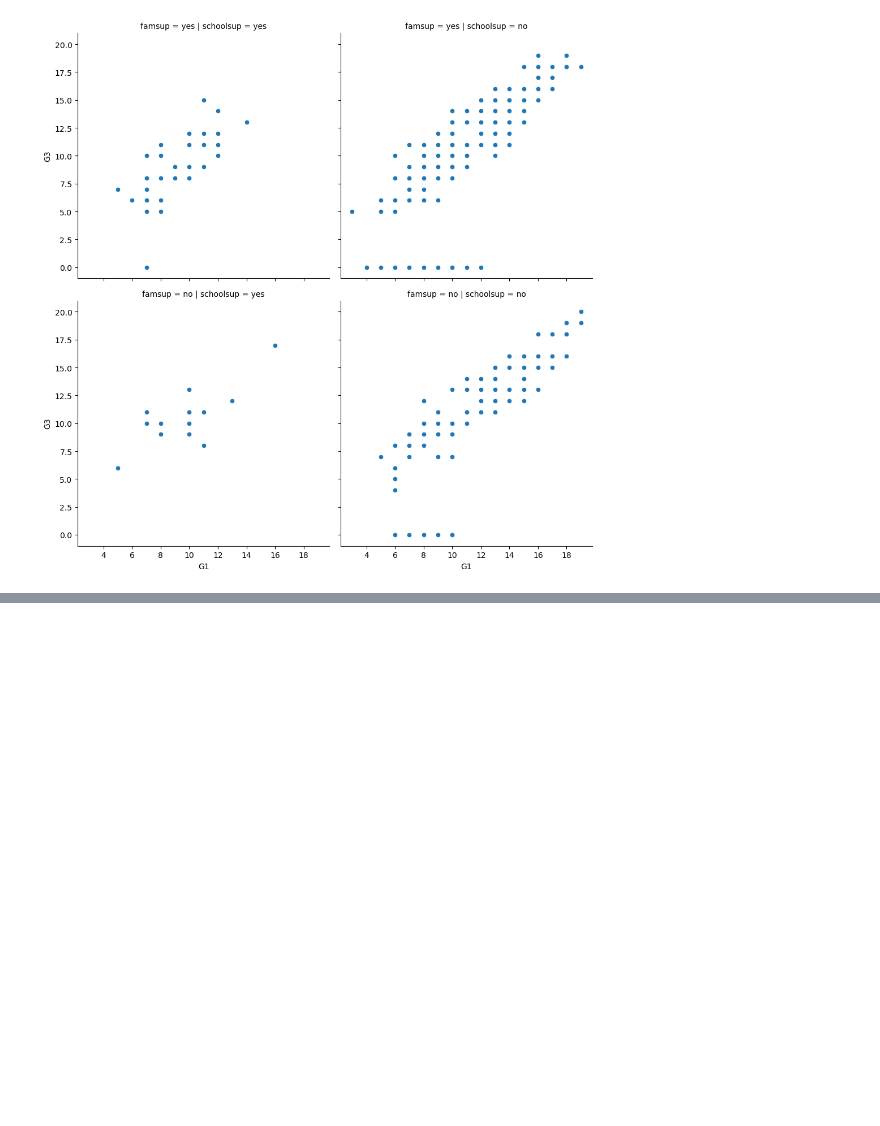
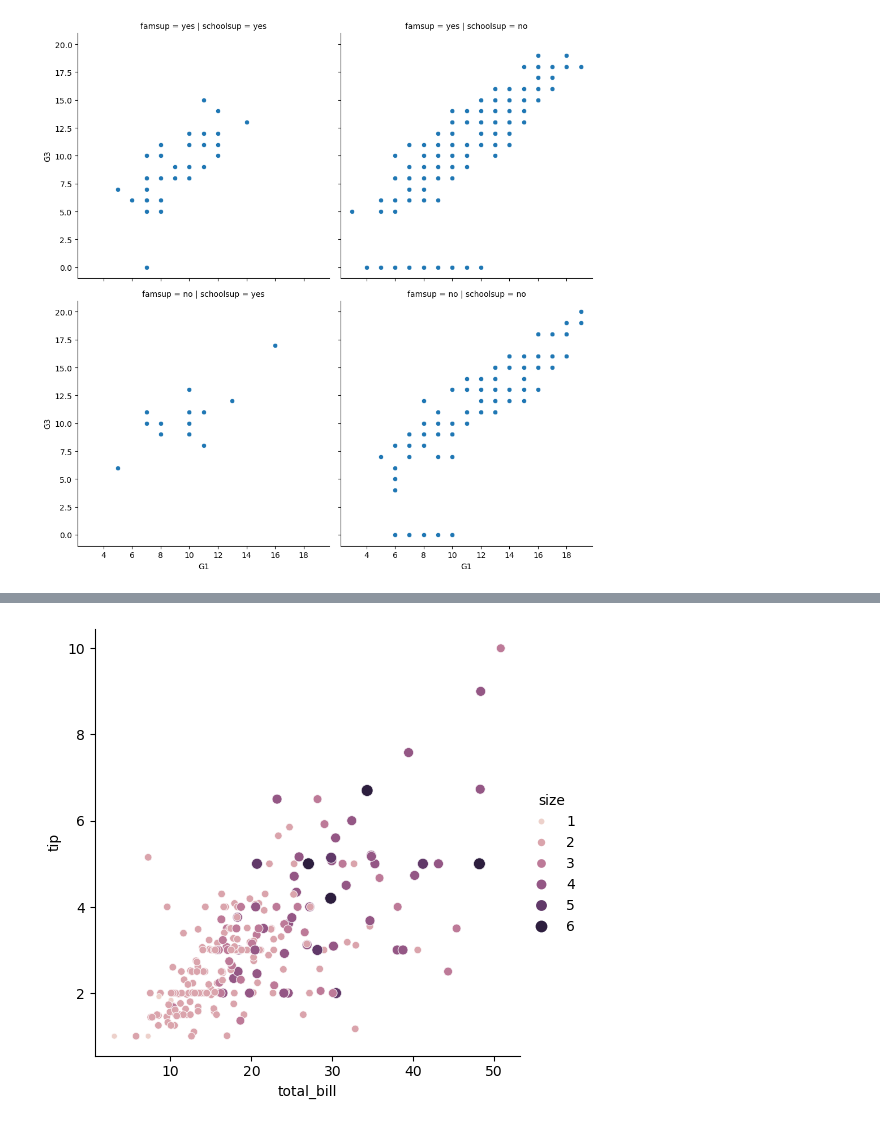
Before and after one commit to cintia-shinoda/python, a Jupyter notebook: 02-Datacamp-Python/05-Intro-Data-Viz-Seaborn/2-Visualizing-2-Quant-Variables.ipynb, the cells around one changed output, grey strips where cells are left out. Saved outputs shown, nothing was run; the diff lists cells and outputs as text; code cells hidden in the pictures; blank space fills up the shorter version.

Commit message:
update: Intro to Data Viz with Seaborn

```diff
--- a/02-Datacamp-Python/05-Intro-Data-Viz-Seaborn/2-Visualizing-2-Quant-Variables.ipynb
+++ b/02-Datacamp-Python/05-Intro-Data-Viz-Seaborn/2-Visualizing-2-Quant-Variables.ipynb
@@ -109,0 +120,10 @@ plt.show()
+# %%
+sns.relplot(x="total_bill",
+            y="tip",
+            data=tips,
+            kind="scatter",
+            size="size",
+            hue="size")
+plt.show()
+# %% [output]
+[figure, added]
```
Also changed, not shown: parts of 16 cells of this notebook, 3 other files.
